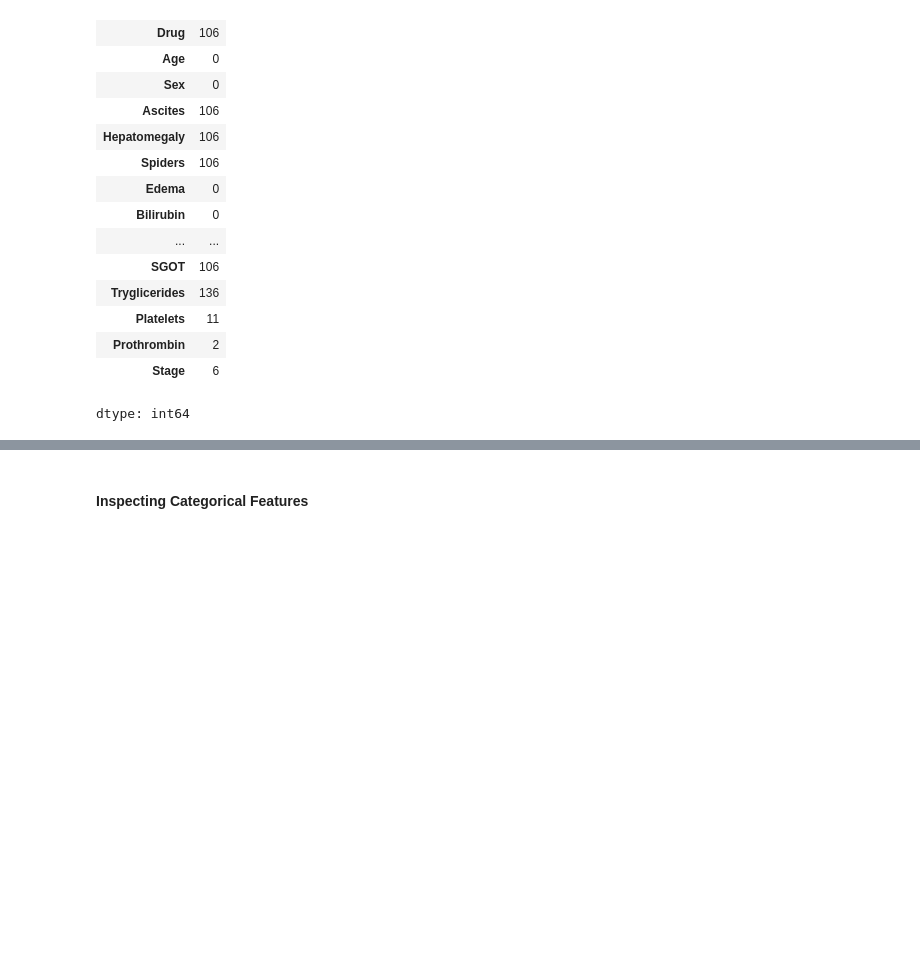
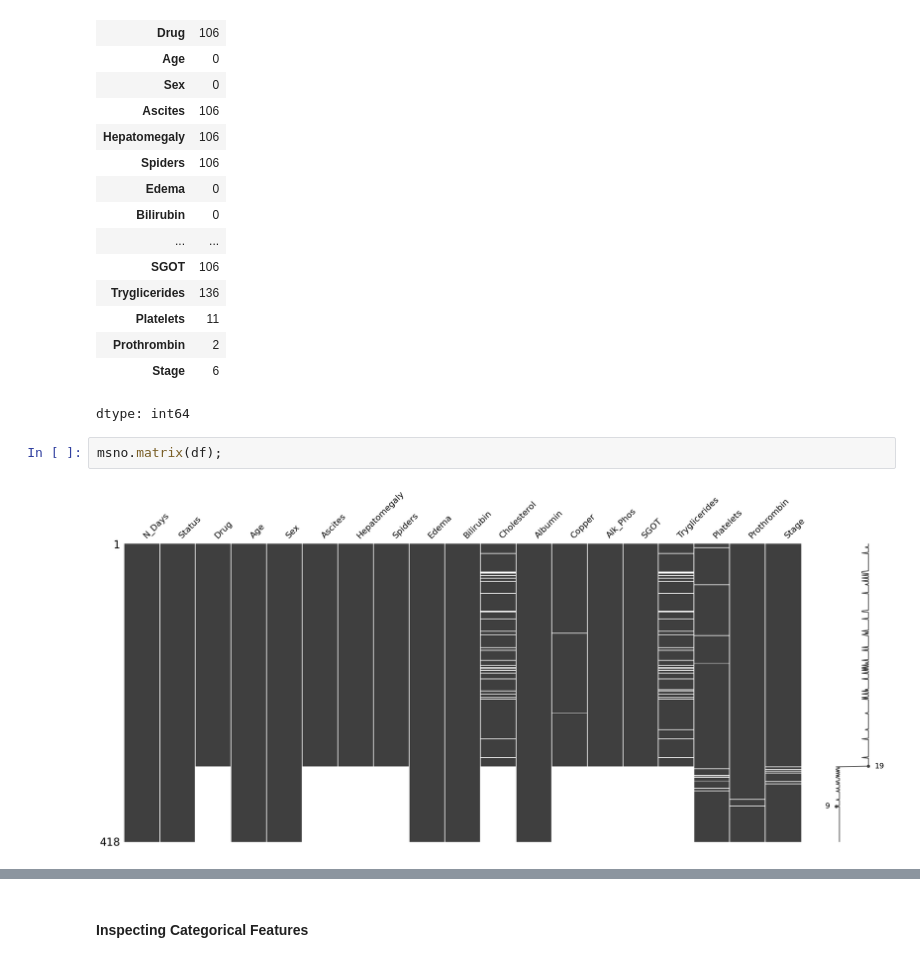
Before and after one commit to swirita/Cirrhosis-Prediction, a Jupyter notebook: Cirrhosis_Prediction.ipynb, the cells around one changed output, grey strips where cells are left out. Saved outputs shown, nothing was run; the diff lists cells and outputs as text; blank space fills up the shorter version.

```diff
--- a/Cirrhosis_Prediction.ipynb
+++ b/Cirrhosis_Prediction.ipynb
@@ -303,3 +272,7 @@ df.isna().sum()
 | Prothrombin | 2 |
 | Stage | 6 |
 dtype: int64
+# %%
+msno.matrix(df);
+# %% [output]
+[figure, added]
```
Also changed, not shown: parts of 12 cells of this notebook.
